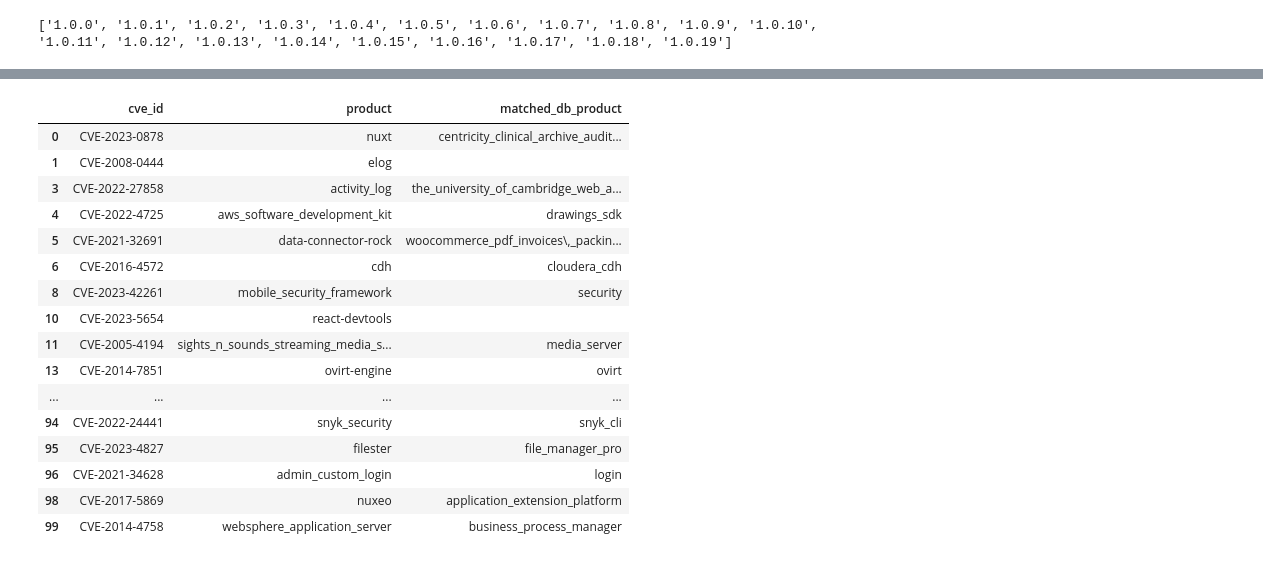
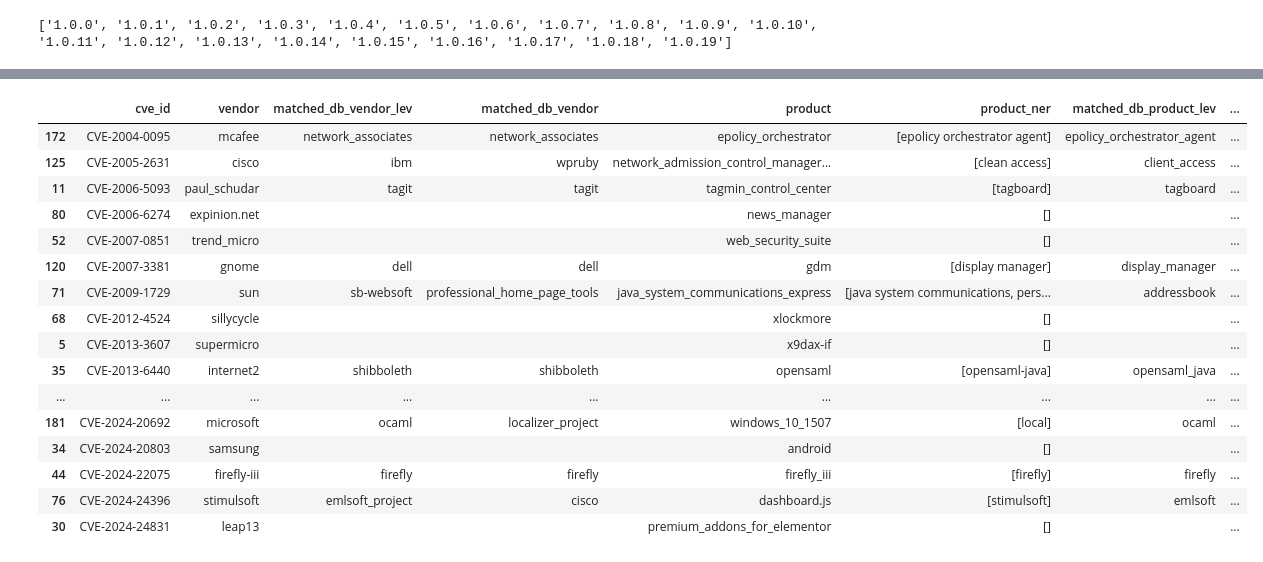
Before and after one commit to levshun/vulns_scanner, a Jupyter notebook: mikhail_code/notebooks/postprocess_model.ipynb, the cells around one changed output, grey strips where cells are left out. Drawn from its saved outputs; the diff is of its cells as text; code cells hidden in the pictures.

Commit message:
add advanced product search

```diff
--- a/mikhail_code/notebooks/postprocess_model.ipynb
+++ b/mikhail_code/notebooks/postprocess_model.ipynb
@@ -525,5 +553,5 @@ sum([1 if v in vendor_ner else 0 for v in df_test['vendor'].tolist() ])
 # %%
-df_all = get_df_from_bd('select * from cpes limit 1000000;')
+df_all = get_df_from_bd('select * from cpes limit 10000000;')
 # %%
 unique_products = df_all['product'].unique()
 unique_vendors = df_all['vendor'].unique()
@@ -529,0 +618,5 @@ unique_vendors = df_all['vendor'].unique()
+# %%
+(prod, score)= get_lcs('serverscheck monitoring software', unique_products)
+print(prod, score)
+df_all = get_df_from_bd(f"select * from cpes where product = '{prod}' limit 1;")
+df_all
@@ -588 +690,27 @@ df_test[df_test['true_version_in_predicted'] == 1]
+# %%
+matched_db_product_lev = []
+matched_db_vendor_lev = []
+score_lev = []
+for pr in tqdm(product_ner):
+    if pr:
+        print(f'Product NER: {pr}')
+        ########################################################
+        # (prod, score)= get_lcs_nonnorm(pr, unique_products)
+        # print('Old')
+        # print(f'Found product in DB: {prod}')
+        # print(f'score: {score}')
+        # print('Normed')
+        ########################################################
+        (prod, score)= get_ratio(pr, unique_products)
+        print(f'Found product in DB: {prod}')
+        print(f'score: {score}', end='\n\n')
+        df_all = get_df_from_bd(f"select * from cpes where product = '{prod}' limit 1;")
+        matched_db_product_lev.append(df_all['product'].values[0])
+        matched_db_vendor_lev.append(df_all['vendor'].values[0])
+        score_lev.append(score)
+
+    else:
+        matched_db_product_lev.append('')
+        matched_db_vendor_lev.append('')
+        score_lev.append(0)
 # %%
@@ -610,3 +736,6 @@ CVE-2023-42261
 # %%
 df_test['matched_db_product'] = matched_db_product
 df_test['matched_db_vendor'] = matched_db_vendor
+df_test['matched_db_product_lev'] = matched_db_product_lev
+df_test['matched_db_vendor_lev'] = matched_db_vendor_lev
+df_test['score_lev'] = score_lev
@@ -770,20 +822,21 @@ df_test.head()
 # %%
-df_test[df_test['matched_db_product'] != df_test['product']][['cve_id', 'product', 'matched_db_product']]
+df_test[
+        (df_test['matched_db_product_lev'] != df_test['product'])].sort_values('cve_id')[['cve_id', 'vendor', 'matched_db_vendor_lev', 'matched_db_vendor', 'product', 'product_ner', 'matched_db_product_lev', 'matched_db_product', 'version', 'score_lev']]
 # %% [output]
-|  | cve_id | product | matched_db_product |
-| 0 | CVE-2023-0878 | nuxt | centricity_clinical_archive_audit... |
-| 1 | CVE-2008-0444 | elog |  |
-| 3 | CVE-2022-27858 | activity_log | the_university_of_cambridge_web_a... |
-| 4 | CVE-2022-4725 | aws_software_development_kit | drawings_sdk |
-| 5 | CVE-2021-32691 | data-connector-rock | woocommerce_pdf_invoices\,_packin... |
-| 6 | CVE-2016-4572 | cdh | cloudera_cdh |
-| 8 | CVE-2023-42261 | mobile_security_framework | security |
-| 10 | CVE-2023-5654 | react-devtools |  |
-| 11 | CVE-2005-4194 | sights_n_sounds_streaming_media_s... | media_server |
-| 13 | CVE-2014-7851 | ovirt-engine | ovirt |
-| ... | ... | ... | ... |
-| 94 | CVE-2022-24441 | snyk_security | snyk_cli |
-| 95 | CVE-2023-4827 | filester | file_manager_pro |
-| 96 | CVE-2021-34628 | admin_custom_login | login |
-| 98 | CVE-2017-5869 | nuxeo | application_extension_platform |
-| 99 | CVE-2014-4758 | websphere_application_server | business_process_manager |
+|  | cve_id | vendor | matched_db_vendor_lev | matched_db_vendor | product | product_ner | matched_db_product_lev | ... |
+| 172 | CVE-2004-0095 | mcafee | network_associates | network_associates | epolicy_orchestrator | [epolicy orchestrator agent] | epolicy_orchestrator_agent | ... |
+| 125 | CVE-2005-2631 | cisco | ibm | wpruby | network_admission_control_manager... | [clean access] | client_access | ... |
+| 11 | CVE-2006-5093 | paul_schudar | tagit | tagit | tagmin_control_center | [tagboard] | tagboard | ... |
+| 80 | CVE-2006-6274 | expinion.net |  |  | news_manager | [] |  | ... |
+| 52 | CVE-2007-0851 | trend_micro |  |  | web_security_suite | [] |  | ... |
+| 120 | CVE-2007-3381 | gnome | dell | dell | gdm | [display manager] | display_manager | ... |
+| 71 | CVE-2009-1729 | sun | sb-websoft | professional_home_page_tools | java_system_communications_express | [java system communications, pers... | addressbook | ... |
+| 68 | CVE-2012-4524 | sillycycle |  |  | xlockmore | [] |  | ... |
+| 5 | CVE-2013-3607 | supermicro |  |  | x9dax-if | [] |  | ... |
+| 35 | CVE-2013-6440 | internet2 | shibboleth | shibboleth | opensaml | [opensaml-java] | opensaml_java | ... |
+| ... | ... | ... | ... | ... | ... | ... | ... | ... |
+| 181 | CVE-2024-20692 | microsoft | ocaml | localizer_project | windows_10_1507 | [local] | ocaml | ... |
+| 34 | CVE-2024-20803 | samsung |  |  | android | [] |  | ... |
+| 44 | CVE-2024-22075 | firefly-iii | firefly | firefly | firefly_iii | [firefly] | firefly | ... |
+| 76 | CVE-2024-24396 | stimulsoft | emlsoft_project | cisco | dashboard.js | [stimulsoft] | emlsoft | ... |
+| 30 | CVE-2024-24831 | leap13 |  |  | premium_addons_for_elementor | [] |  | ... |
```
Also changed, not shown: parts of 53 cells of this notebook, 4 other files.
